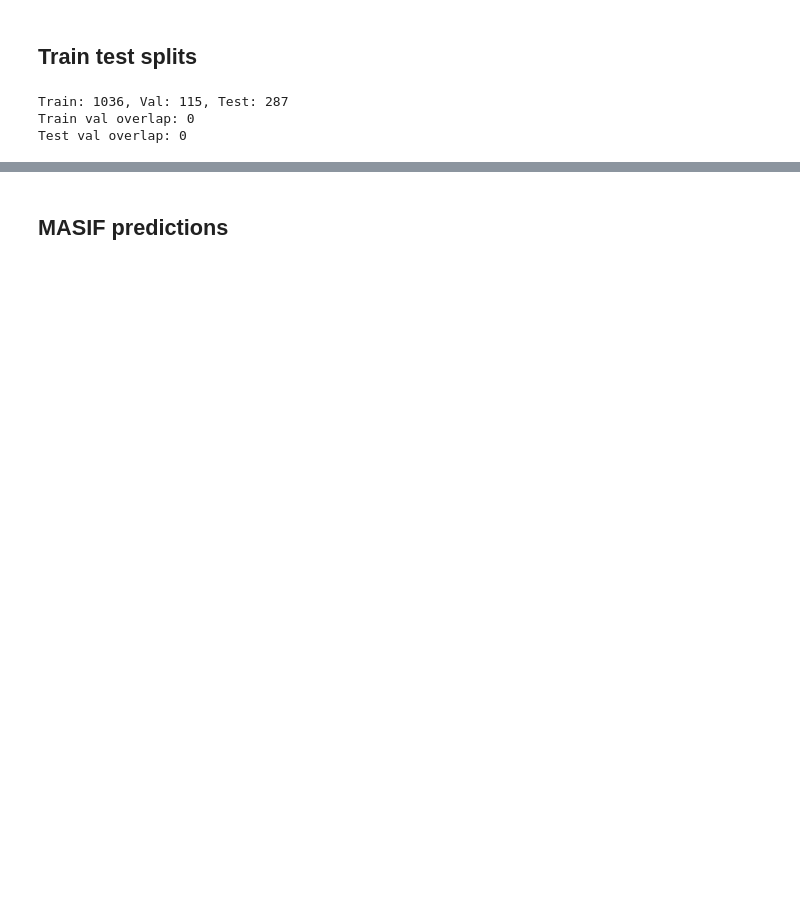
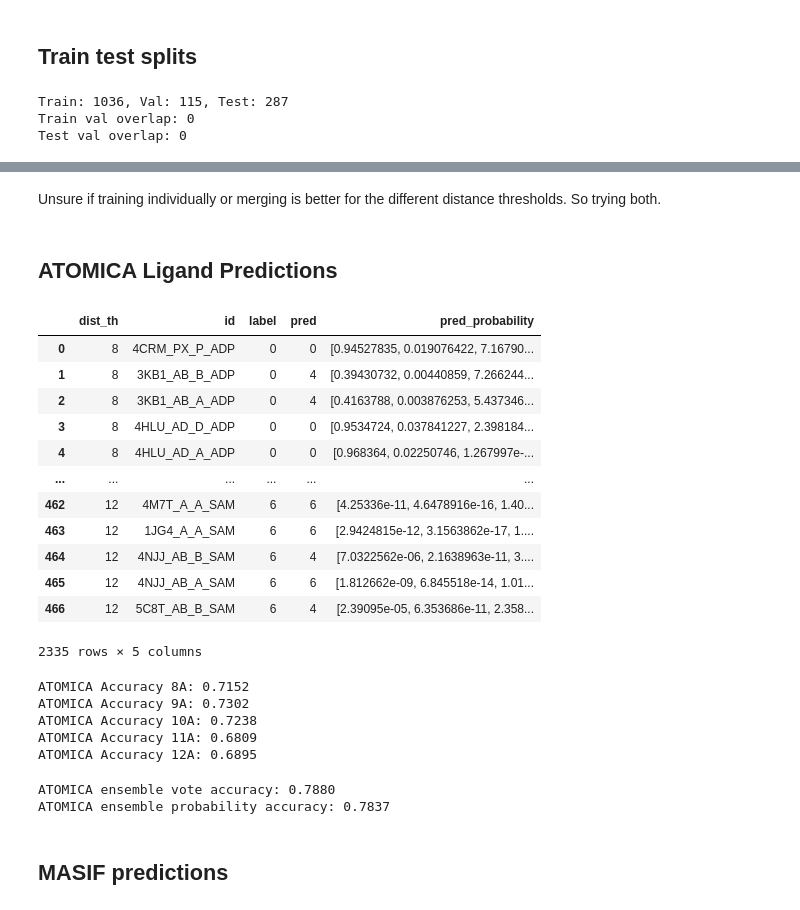
Before and after one commit to mims-harvard/ATOMICA, a Jupyter notebook: case_studies/masif_ligand_benchmark/analyse_dataset.ipynb, the cells around one changed output, grey strips where cells are left out. Cells and saved outputs as stored; diff of their text form; code cells hidden in the pictures; blank space fills up the shorter version.

```diff
--- a/case_studies/masif_ligand_benchmark/analyse_dataset.ipynb
+++ b/case_studies/masif_ligand_benchmark/analyse_dataset.ipynb
@@ -170,22 +174,23 @@ def _assign_split(item_id: str) -> str:
     elif pdb_chain_id in test:
         return 'test'
 
-df = pd.read_parquet(ATOMICA_DATA_DIR + "masif_ligand_pdbs_12A_pocket_only.parquet")
-df['split'] = df['id'].apply(_assign_split)
-df.loc[df['id'] == '1FFT_ACB_A_HEM', 'split'] = 'train' # 1FFT_ABCD is in the train set of MASIF
+for dist_th in range(8,13):
+    df = pd.read_parquet(ATOMICA_DATA_DIR + f"masif_ligand_pdbs_{dist_th}A_pocket_only.parquet")
+    df['split'] = df['id'].apply(_assign_split)
+    df.loc[df['id'] == '1FFT_ACB_A_HEM', 'split'] = 'train' # 1FFT_ABCD is in the train set of MASIF
 
-assert not df['split'].isna().any()
+    assert not df['split'].isna().any()
 
-# Keep only the first ligand per PDB
-# A lot of PDBs are symmetric, so we keep only the first ligand per PDB.
-# Unclear how MASIF handle this, but this makes the dataset more comparable in size.
-df['id_fixed'] = df['id'].apply(lambda x: "_".join(x.split('_')[:2] + x.split('_')[-1:]))
-df = df.drop_duplicates('id_fixed')
-df.drop(columns=['id_fixed'], inplace=True)
+    # # Keep only the first ligand per PDB
+    # # A lot of PDBs are symmetric, so we keep only the first ligand per PDB.
+    # # Unclear how MASIF handle this, but this makes the dataset more comparable in size.
+    # df['id_fixed'] = df['id'].apply(lambda x: "_".join(x.split('_')[:2] + x.split('_')[-1:]))
+    # df = df.drop_duplicates('id_fixed')
+    # df.drop(columns=['id_fixed'], inplace=True)
 
-for split in ['train', 'val', 'test']:
-    split_df = df[df['split'] == split].copy()
-    split_df.drop(columns=['split'], inplace=True)
-    print(f"{split}: {len(split_df)}, ligands: {split_df['id'].str.split('_').str[-1].value_counts().to_dict()}")
-    split_df.to_parquet(ATOMICA_DATA_DIR + f"masif_ligand_pdbs_12A_pocket_only_{split}.parquet")
+    for split in ['train', 'val', 'test']:
+        split_df = df[df['split'] == split].copy()
+        split_df.drop(columns=['split'], inplace=True)
+        print(f"{split} {dist_th}A: {len(split_df)}, ligands: {split_df['id'].str.split('_').str[-1].value_counts().to_dict()}")
+        split_df.to_parquet(ATOMICA_DATA_DIR + f"masif_ligand_pdbs_{dist_th}A_pocket_only_{split}.parquet")
 # %% [output]
@@ -194,0 +212,12 @@ test: 289, ligands: {'ADP': 96, 'FAD': 47, 'HEM': 45, 'SAM': 37, 'COA': 30, 'NAD
+# %% [markdown]
+Unsure if training individually or merging is better for the different distance thresholds. So trying both.
+# %%
+for split in ['train', 'val', 'test']:
+    split_dfs = []
+    for dist_th in range(8,13):
+        split_df = pd.read_parquet(ATOMICA_DATA_DIR + f"masif_ligand_pdbs_{dist_th}A_pocket_only_{split}.parquet")
+        split_dfs.append(split_df)
+    split_df = pd.concat(split_dfs)
+    split_df.to_parquet(ATOMICA_DATA_DIR + f"masif_ligand_pdbs_8-12A_pocket_only_{split}.parquet")
+# %% [markdown]
+## ATOMICA Ligand Predictions
@@ -194,0 +271,16 @@ test: 289, ligands: {'ADP': 96, 'FAD': 47, 'HEM': 45, 'SAM': 37, 'COA': 30, 'NAD
+# %%
+atomica_results_df
+# %% [output]
+|  | dist_th | id | label | pred | pred_probability |
+| 0 | 8 | 4CRM_PX_P_ADP | 0 | 0 | [0.94527835, 0.019076422, 7.16790... |
+| 1 | 8 | 3KB1_AB_B_ADP | 0 | 4 | [0.39430732, 0.00440859, 7.266244... |
+| 2 | 8 | 3KB1_AB_A_ADP | 0 | 4 | [0.4163788, 0.003876253, 5.437346... |
+| 3 | 8 | 4HLU_AD_D_ADP | 0 | 0 | [0.9534724, 0.037841227, 2.398184... |
+| 4 | 8 | 4HLU_AD_A_ADP | 0 | 0 | [0.968364, 0.02250746, 1.267997e-... |
+| ... | ... | ... | ... | ... | ... |
+| 462 | 12 | 4M7T_A_A_SAM | 6 | 6 | [4.25336e-11, 4.6478916e-16, 1.40... |
+| 463 | 12 | 1JG4_A_A_SAM | 6 | 6 | [2.9424815e-12, 3.1563862e-17, 1.... |
+| 464 | 12 | 4NJJ_AB_B_SAM | 6 | 4 | [7.0322562e-06, 2.1638963e-11, 3.... |
+| 465 | 12 | 4NJJ_AB_A_SAM | 6 | 6 | [1.812662e-09, 6.845518e-14, 1.01... |
+| 466 | 12 | 5C8T_AB_B_SAM | 6 | 4 | [2.39095e-05, 6.353686e-11, 2.358... |
+2335 rows × 5 columns
@@ -195,3 +299,24 @@ test: 289, ligands: {'ADP': 96, 'FAD': 47, 'HEM': 45, 'SAM': 37, 'COA': 30, 'NAD
+# %%
+# no ensemble accuracy
+for dist_th in range(8,13):
+    df = atomica_results_df[atomica_results_df['dist_th'] == dist_th]
+    accuracy = np.sum(df['pred'] == df['label']) / len(df)
+    print(f"ATOMICA Accuracy {dist_th}A: {accuracy:.4f}")
+# %% [output]
+ATOMICA Accuracy 8A: 0.7152
+ATOMICA Accuracy 9A: 0.7302
+ATOMICA Accuracy 10A: 0.7238
+ATOMICA Accuracy 11A: 0.6809
+ATOMICA Accuracy 12A: 0.6895
+# %%
+accuracy = atomica_grouped_results_df['pred_mode_accuracy'].mean()
+print(f"ATOMICA ensemble vote accuracy: {accuracy:.4f}")
+
+accuracy = atomica_grouped_results_df['pred_mode_probability_accuracy'].mean()
+print(f"ATOMICA ensemble probability accuracy: {accuracy:.4f}")
+# %% [output]
+ATOMICA ensemble vote accuracy: 0.7880
+ATOMICA ensemble probability accuracy: 0.7837
 # %% [markdown]
 ## MASIF predictions
 # %%
```
Also changed, not shown: parts of 19 cells of this notebook.
